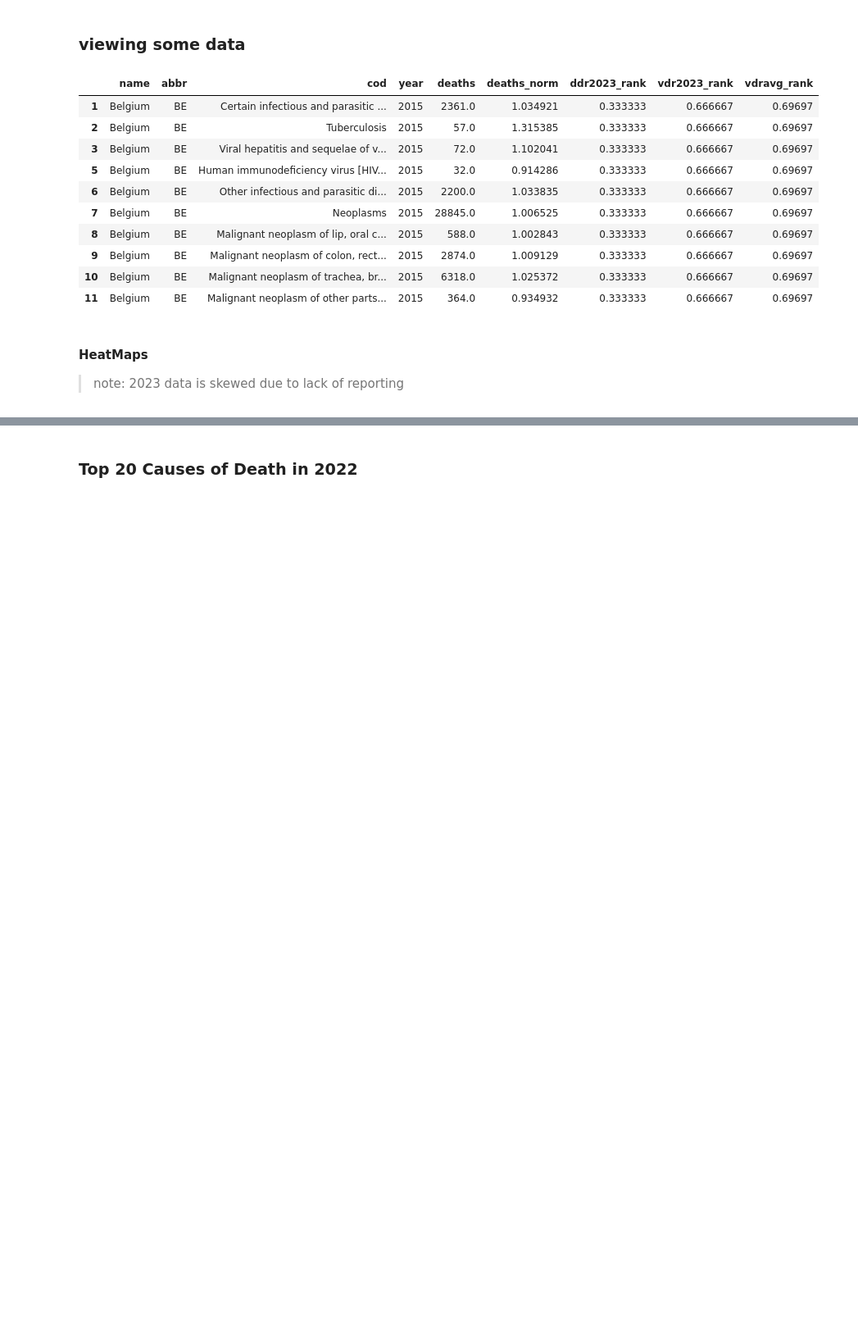
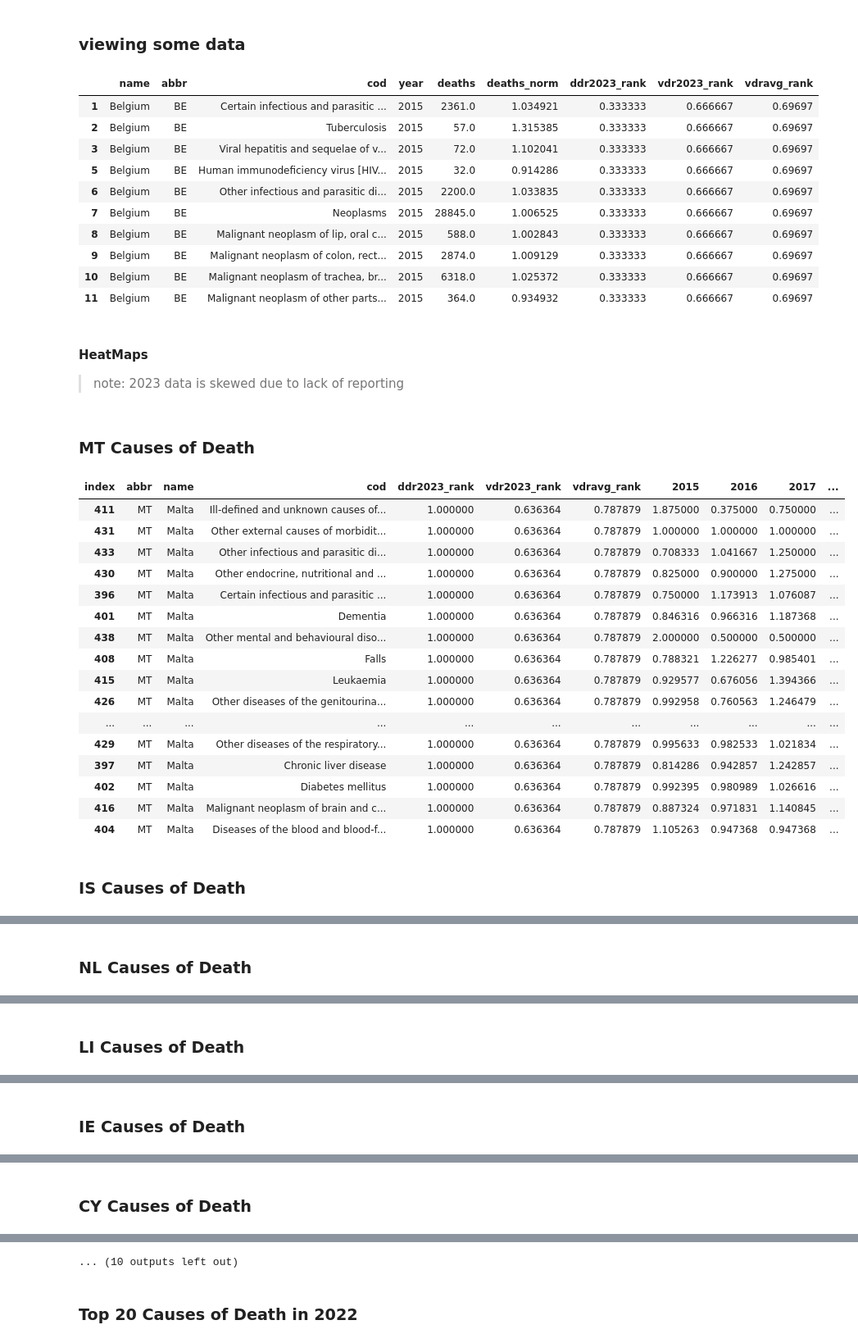
Before and after one commit to jgarza9788/Excess_Mortality_And_Vaccines_In_Europe, a Jupyter notebook: main_v2.ipynb, the cells around one changed output, grey strips where cells are left out. Shown at 82% size. Saved outputs shown, nothing was run; the diff lists cells and outputs as text; code cells hidden in the pictures; blank space fills up the shorter version.

```diff
--- a/main_v2.ipynb
+++ b/main_v2.ipynb
@@ -500,3 +500,65 @@ display(cod.head(10))
 > note: 2023 data is skewed due to lack of reporting
 # %%
 year_columns = [2015,2016,2017,2018,2019,2020,2021,2022,2023]
+# %%
+temp = cod[cod.abbr.isin(ddr2024.head(10).abbr)].replace([np.inf, -np.inf], np.nan).dropna()
+
+temp = pd.pivot_table(
+        data =  temp,
+        values='deaths_norm',
+        index = ['abbr','name','cod','ddr2023_rank','vdr2023_rank','vdravg_rank'],
+        columns='year',
+        aggfunc='mean'
+    )
+temp.columns.name = 'index'
+temp = temp.reset_index()
+
+abbrs = ddr2024.head(10).abbr.to_list()
+
+cod_counter = Counter()
+
+for a in abbrs:
+    temp2 = temp[temp.abbr == a]
+    temp2 = temp2.sort_values(by=2020,ascending=False)
+    temp2 = temp2.sort_values(by=2021,ascending=False)
+    temp2 = temp2.sort_values(by=2022,ascending=False)
+    temp2 = temp2.sort_values(by=2023,ascending=False)
+    display(MD(f'### {a} Causes of Death'))
+    display(temp2.head(20).style.background_gradient(cmap=heatmapCM,axis=1,subset=year_columns))
+
+    cod_counter.update(temp2['cod'].head(20).tolist())
+
+
+html_table = f"""
+<h>Top 20 Causes of Death and the counts they appear in the heatmaps above (see above)</h>
+<table>
+    <tr>
+        <th>Item</th>
+        <th>Count</th>
+        <th>bar</th>
+    </tr>
+    {''.join(f'<tr><td>{i[0]}</td><td>{i[1]}</td><td>{"#" * i[1]}</td></tr>' for i in cod_counter.most_common()[0:20])}
+</table>
+"""
+
+display(HTML(html_table))
+# %% [output]
+### MT Causes of Death
+| index | abbr | name | cod | ddr2023_rank | vdr2023_rank | vdravg_rank | 2015 | 2016 | 2017 | ... |
+| 411 | MT | Malta | Ill-defined and unknown causes of... | 1.000000 | 0.636364 | 0.787879 | 1.875000 | 0.375000 | 0.750000 | ... |
+| 431 | MT | Malta | Other external causes of morbidit... | 1.000000 | 0.636364 | 0.787879 | 1.000000 | 1.000000 | 1.000000 | ... |
+| 433 | MT | Malta | Other infectious and parasitic di... | 1.000000 | 0.636364 | 0.787879 | 0.708333 | 1.041667 | 1.250000 | ... |
+| 430 | MT | Malta | Other endocrine, nutritional and ... | 1.000000 | 0.636364 | 0.787879 | 0.825000 | 0.900000 | 1.275000 | ... |
+| 396 | MT | Malta | Certain infectious and parasitic ... | 1.000000 | 0.636364 | 0.787879 | 0.750000 | 1.173913 | 1.076087 | ... |
+| 401 | MT | Malta | Dementia | 1.000000 | 0.636364 | 0.787879 | 0.846316 | 0.966316 | 1.187368 | ... |
+| 438 | MT | Malta | Other mental and behavioural diso... | 1.000000 | 0.636364 | 0.787879 | 2.000000 | 0.500000 | 0.500000 | ... |
+| 408 | MT | Malta | Falls | 1.000000 | 0.636364 | 0.787879 | 0.788321 | 1.226277 | 0.985401 | ... |
+| 415 | MT | Malta | Leukaemia | 1.000000 | 0.636364 | 0.787879 | 0.929577 | 0.676056 | 1.394366 | ... |
+| 426 | MT | Malta | Other diseases of the genitourina... | 1.000000 | 0.636364 | 0.787879 | 0.992958 | 0.760563 | 1.246479 | ... |
+| ... | ... | ... | ... | ... | ... | ... | ... | ... | ... | ... |
+| 429 | MT | Malta | Other diseases of the respiratory... | 1.000000 | 0.636364 | 0.787879 | 0.995633 | 0.982533 | 1.021834 | ... |
+| 397 | MT | Malta | Chronic liver disease | 1.000000 | 0.636364 | 0.787879 | 0.814286 | 0.942857 | 1.242857 | ... |
+| 402 | MT | Malta | Diabetes mellitus | 1.000000 | 0.636364 | 0.787879 | 0.992395 | 0.980989 | 1.026616 | ... |
+| 416 | MT | Malta | Malignant neoplasm of brain and c... | 1.000000 | 0.636364 | 0.787879 | 0.887324 | 0.971831 | 1.140845 | ... |
+| 404 | MT | Malta | Diseases of the blood and blood-f... | 1.000000 | 0.636364 | 0.787879 | 1.105263 | 0.947368 | 0.947368 | ... |
+### IS Causes of Death
@@ -502,0 +582 @@ year_columns = [2015,2016,2017,2018,2019,2020,2021,2022,2023]
+### NL Causes of Death
@@ -502,0 +600 @@ year_columns = [2015,2016,2017,2018,2019,2020,2021,2022,2023]
+### LI Causes of Death
@@ -502,0 +618 @@ year_columns = [2015,2016,2017,2018,2019,2020,2021,2022,2023]
+### IE Causes of Death
@@ -502,0 +636 @@ year_columns = [2015,2016,2017,2018,2019,2020,2021,2022,2023]
+### CY Causes of Death
@@ -503,3 +654,4 @@ year_columns = [2015,2016,2017,2018,2019,2020,2021,2022,2023]
+... (10 outputs left out)
 # %%
 temp = cod.replace([np.inf, -np.inf], np.nan).dropna()
 
```
Also changed, not shown: parts of 7 cells of this notebook, 13 other files.
